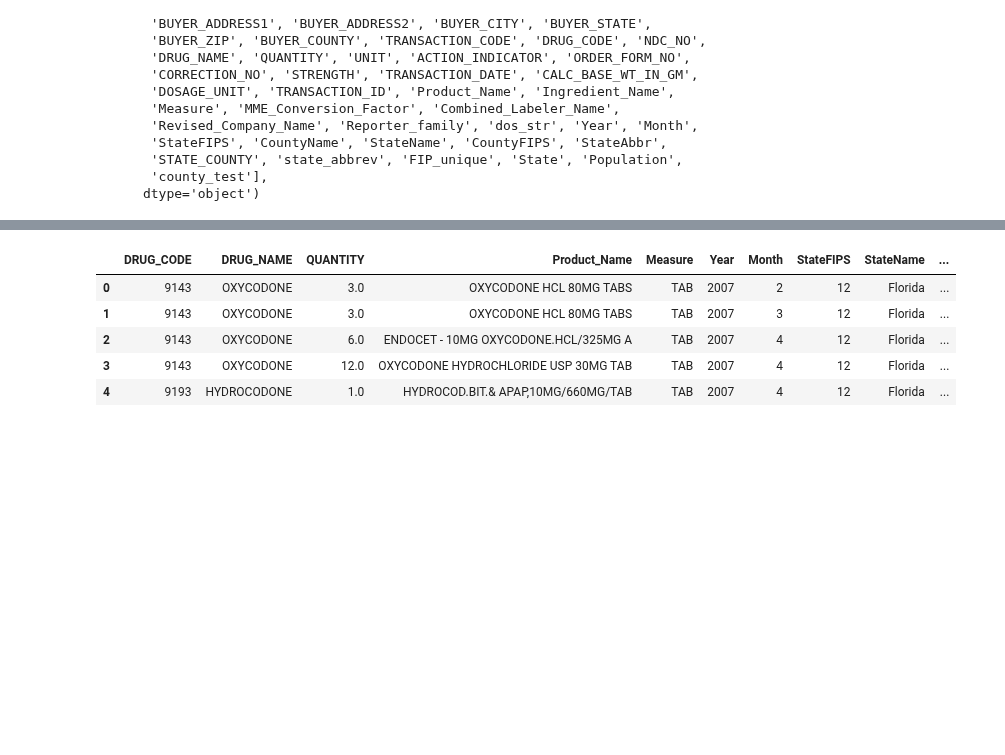
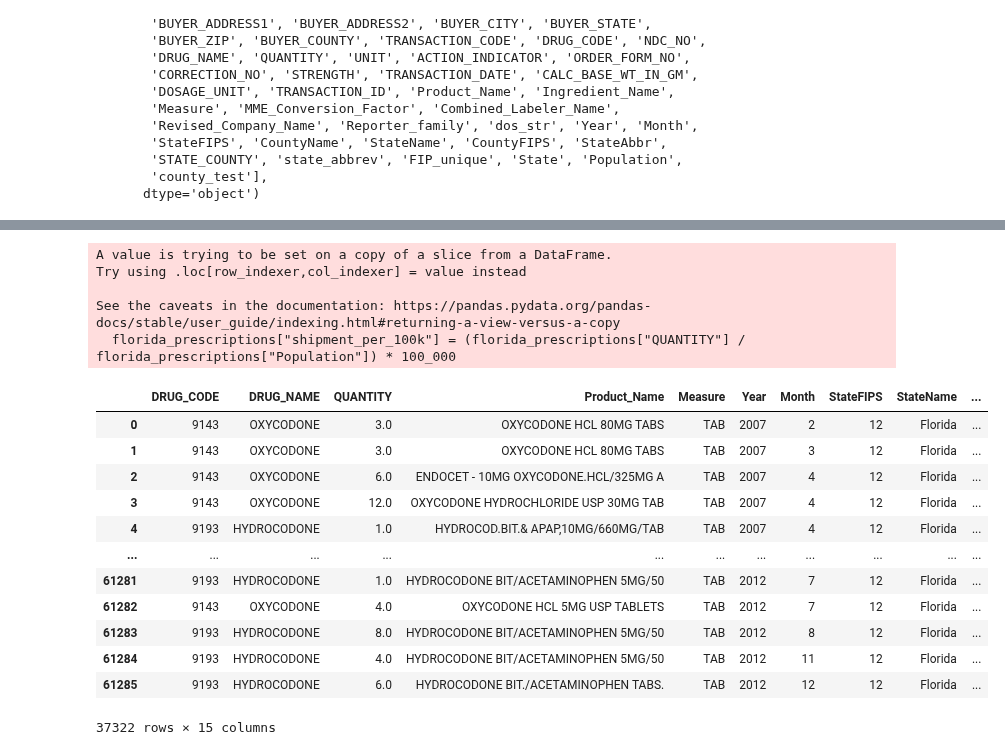
Before and after one commit to abzdel/Opioid-Analysis, a Jupyter notebook: 51_florida_diff_shipment.ipynb, the cells around one changed output, grey strips where cells are left out. Saved outputs shown, nothing was run; the diff lists cells and outputs as text; code cells hidden in the pictures; blank space fills up the shorter version.

```diff
--- a/51_florida_diff_shipment.ipynb
+++ b/51_florida_diff_shipment.ipynb
@@ -79,13 +97,26 @@ prescriptions_reduced_copy.head(3)
 # %%
 # creating a dataset that has all the drug prescriptions in the state of Florida
 
 florida_prescriptions = prescriptions_reduced_copy[prescriptions_reduced_copy["StateName"]=="Florida"]
+florida_prescriptions["shipment_per_100k"] = (florida_prescriptions["QUANTITY"] / florida_prescriptions["Population"]) * 100_000
 
-florida_prescriptions.head()
+florida_prescriptions
 # %% [output]
+A value is trying to be set on a copy of a slice from a DataFrame.
+Try using .loc[row_indexer,col_indexer] = value instead
+
+See the caveats in the documentation: https://pandas.pydata.org/pandas-docs/stable/user_guide/indexing.html#returning-a-view-versus-a-copy
+  florida_prescriptions["shipment_per_100k"] = (florida_prescriptions["QUANTITY"] / florida_prescriptions["Population"]) * 100_000
 |  | DRUG_CODE | DRUG_NAME | QUANTITY | Product_Name | Measure | Year | Month | StateFIPS | StateName | ... |
 | 0 | 9143 | OXYCODONE | 3.0 | OXYCODONE HCL 80MG TABS | TAB | 2007 | 2 | 12 | Florida | ... |
 | 1 | 9143 | OXYCODONE | 3.0 | OXYCODONE HCL 80MG TABS | TAB | 2007 | 3 | 12 | Florida | ... |
 | 2 | 9143 | OXYCODONE | 6.0 | ENDOCET - 10MG OXYCODONE.HCL/325MG A | TAB | 2007 | 4 | 12 | Florida | ... |
 | 3 | 9143 | OXYCODONE | 12.0 | OXYCODONE HYDROCHLORIDE USP 30MG TAB | TAB | 2007 | 4 | 12 | Florida | ... |
 | 4 | 9193 | HYDROCODONE | 1.0 | HYDROCOD.BIT.& APAP,10MG/660MG/TAB | TAB | 2007 | 4 | 12 | Florida | ... |
+| ... | ... | ... | ... | ... | ... | ... | ... | ... | ... | ... |
+| 61281 | 9193 | HYDROCODONE | 1.0 | HYDROCODONE BIT/ACETAMINOPHEN 5MG/50 | TAB | 2012 | 7 | 12 | Florida | ... |
+| 61282 | 9143 | OXYCODONE | 4.0 | OXYCODONE HCL 5MG USP TABLETS | TAB | 2012 | 7 | 12 | Florida | ... |
+| 61283 | 9193 | HYDROCODONE | 8.0 | HYDROCODONE BIT/ACETAMINOPHEN 5MG/50 | TAB | 2012 | 8 | 12 | Florida | ... |
+| 61284 | 9193 | HYDROCODONE | 4.0 | HYDROCODONE BIT/ACETAMINOPHEN 5MG/50 | TAB | 2012 | 11 | 12 | Florida | ... |
+| 61285 | 9193 | HYDROCODONE | 6.0 | HYDROCODONE BIT./ACETAMINOPHEN TABS. | TAB | 2012 | 12 | 12 | Florida | ... |
+37322 rows × 15 columns
```
Also changed, not shown: parts of 24 cells of this notebook, 1 other file.
